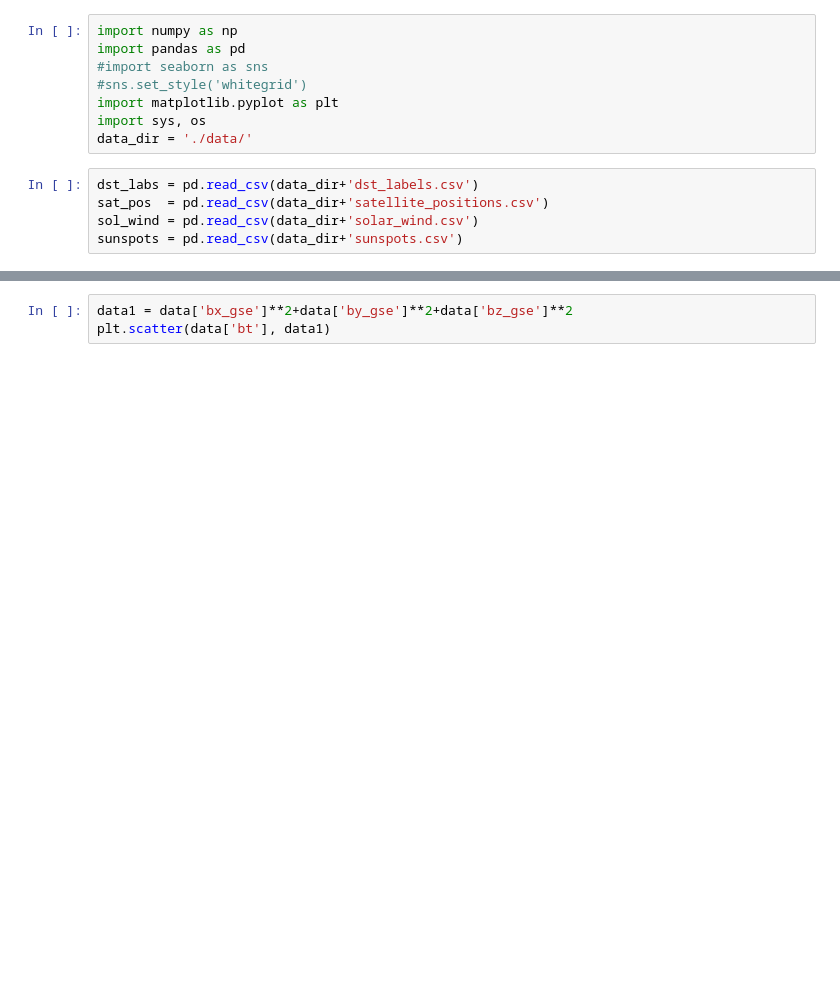
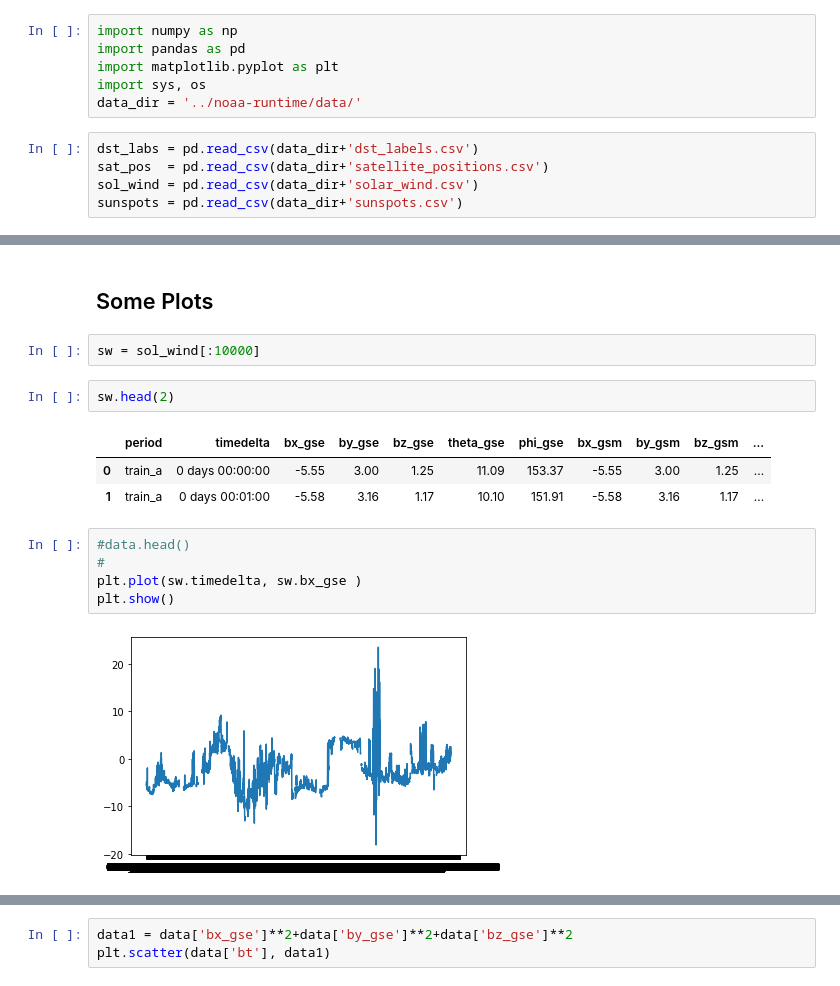
Before and after one commit to khanalg44/MagNet, a Jupyter notebook: 01_understand_data.ipynb, the cells around one changed output, grey strips where cells are left out. Drawn from its saved outputs; the diff is of its cells as text; blank space fills up the shorter version.

```diff
--- a/01_understand_data.ipynb
+++ b/01_understand_data.ipynb
@@ -1,11 +3,9 @@
 # %%
 import numpy as np
 import pandas as pd
-#import seaborn as sns
-#sns.set_style('whitegrid')
 import matplotlib.pyplot as plt
 import sys, os
-data_dir = './data/'
+data_dir = '../noaa-runtime/data/'
 # %%
 dst_labs = pd.read_csv(data_dir+'dst_labels.csv')
 sat_pos  = pd.read_csv(data_dir+'satellite_positions.csv')
@@ -17,0 +121,17 @@ sunspots = pd.read_csv(data_dir+'sunspots.csv')
+# %% [markdown]
+## Some Plots
+# %%
+sw = sol_wind[:10000]
+# %%
+sw.head(2)
+# %% [output]
+|  | period | timedelta | bx_gse | by_gse | bz_gse | theta_gse | phi_gse | bx_gsm | by_gsm | bz_gsm | ... |
+| 0 | train_a | 0 days 00:00:00 | -5.55 | 3.00 | 1.25 | 11.09 | 153.37 | -5.55 | 3.00 | 1.25 | ... |
+| 1 | train_a | 0 days 00:01:00 | -5.58 | 3.16 | 1.17 | 10.10 | 151.91 | -5.58 | 3.16 | 1.17 | ... |
+# %%
+#data.head()
+#
+plt.plot(sw.timedelta, sw.bx_gse )
+plt.show()
+# %% [output]
+[figure, added]
```
Also changed, not shown: parts of 19 cells of this notebook.
